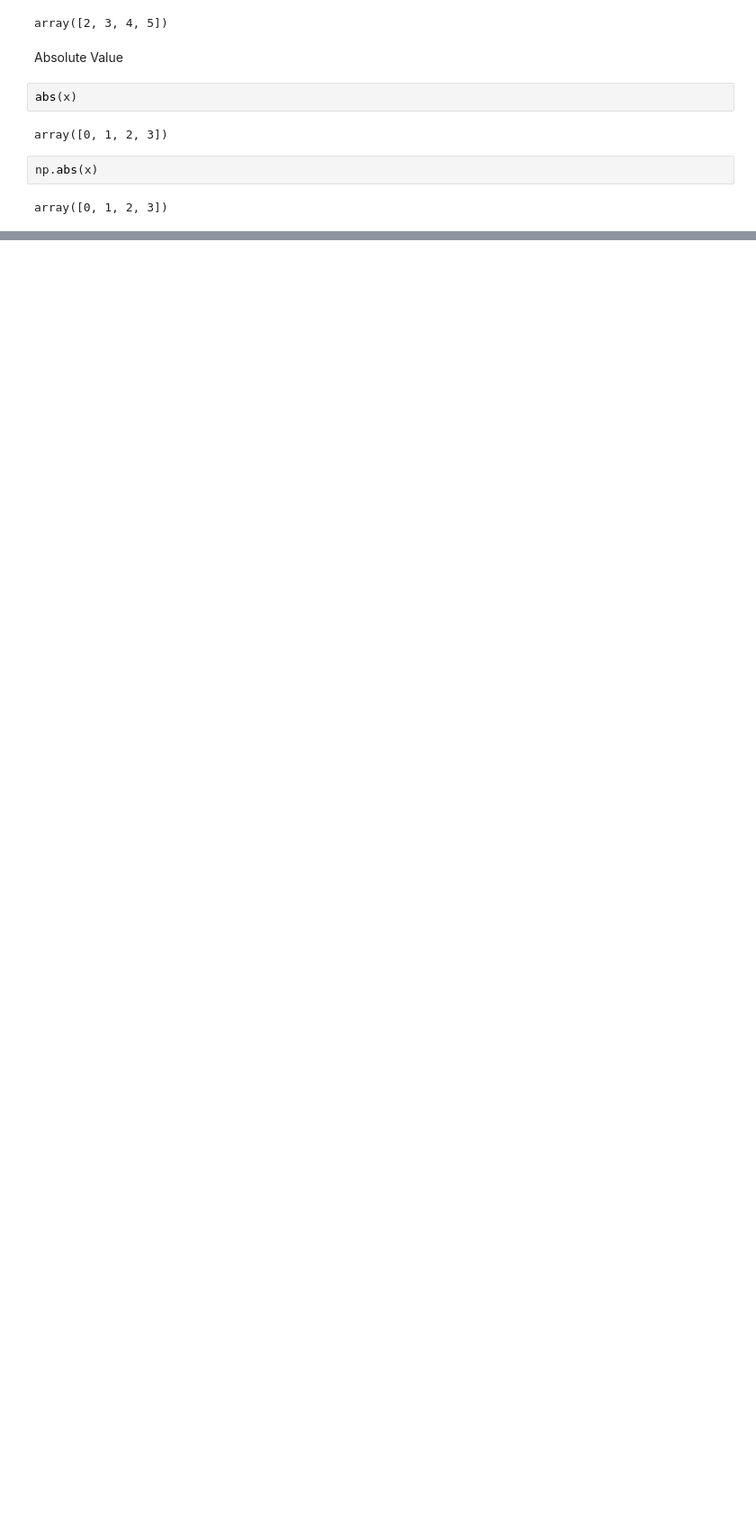
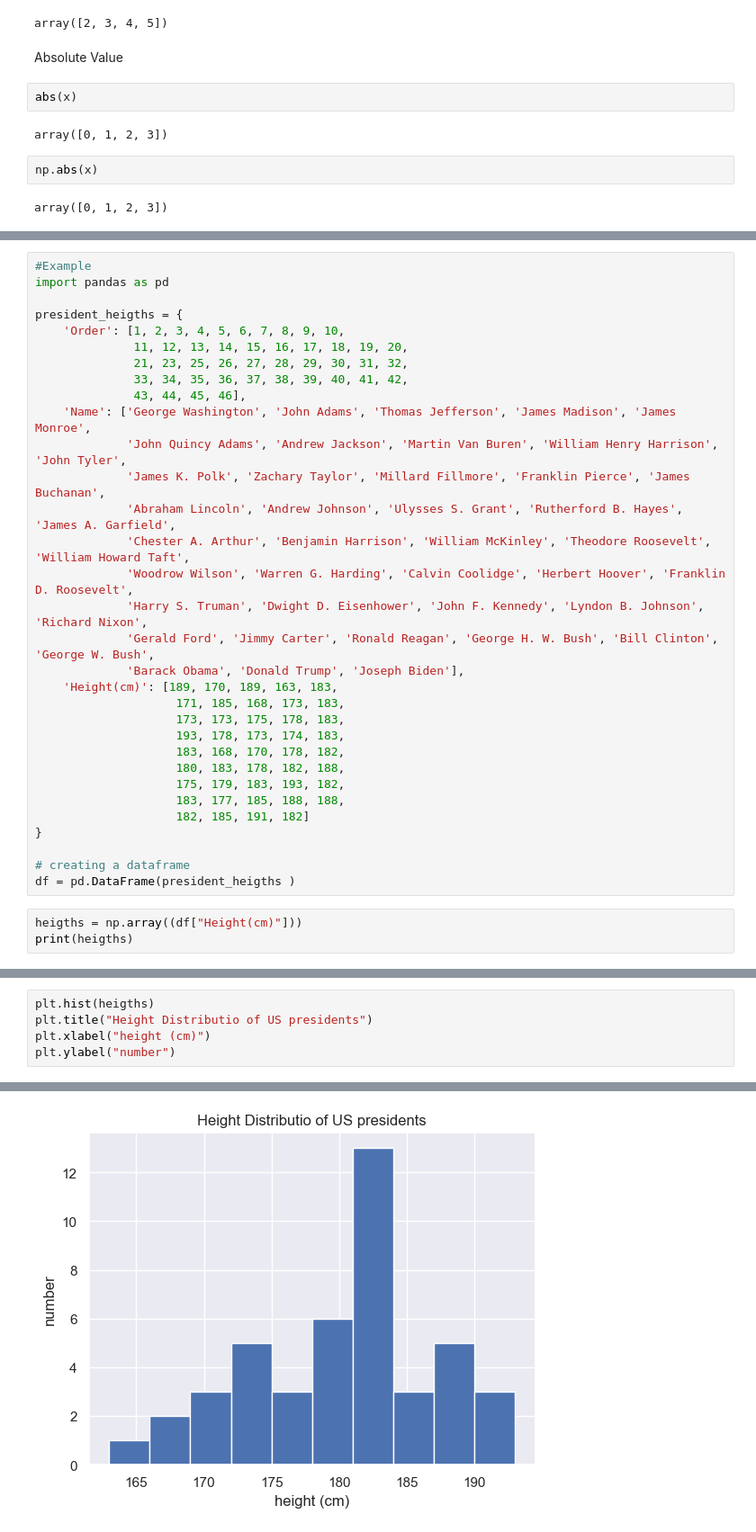
Before and after one commit to hectorherreraespinola/python_data_science_handbook, a Jupyter notebook: Numpy.ipynb, the cells around one changed output, grey strips where cells are left out. Shown: that part at 90% size. Drawn from its saved outputs; the diff is of its cells as text; blank space fills up the shorter version.

```diff
--- a/Numpy.ipynb
+++ b/Numpy.ipynb
@@ -446,0 +469,35 @@ Trigonometric Functions
+# %%
+#Example
+import pandas as pd
+
+president_heigths = {
+    'Order': [1, 2, 3, 4, 5, 6, 7, 8, 9, 10,
+              11, 12, 13, 14, 15, 16, 17, 18, 19, 20,
+              21, 23, 25, 26, 27, 28, 29, 30, 31, 32,
+              33, 34, 35, 36, 37, 38, 39, 40, 41, 42,
+              43, 44, 45, 46],
+    'Name': ['George Washington', 'John Adams', 'Thomas Jefferson', 'James Madison', 'James Monroe',
+             'John Quincy Adams', 'Andrew Jackson', 'Martin Van Buren', 'William Henry Harrison', 'John Tyler',
+             'James K. Polk', 'Zachary Taylor', 'Millard Fillmore', 'Franklin Pierce', 'James Buchanan',
+             'Abraham Lincoln', 'Andrew Johnson', 'Ulysses S. Grant', 'Rutherford B. Hayes', 'James A. Garfield',
+             'Chester A. Arthur', 'Benjamin Harrison', 'William McKinley', 'Theodore Roosevelt', 'William Howard Taft',
+             'Woodrow Wilson', 'Warren G. Harding', 'Calvin Coolidge', 'Herbert Hoover', 'Franklin D. Roosevelt',
+             'Harry S. Truman', 'Dwight D. Eisenhower', 'John F. Kennedy', 'Lyndon B. Johnson', 'Richard Nixon',
+             'Gerald Ford', 'Jimmy Carter', 'Ronald Reagan', 'George H. W. Bush', 'Bill Clinton', 'George W. Bush',
+             'Barack Obama', 'Donald Trump', 'Joseph Biden'],
+    'Height(cm)': [189, 170, 189, 163, 183,
+                    171, 185, 168, 173, 183,
+                    173, 173, 175, 178, 183,
+                    193, 178, 173, 174, 183,
+                    183, 168, 170, 178, 182,
+                    180, 183, 178, 182, 188,
+                    175, 179, 183, 193, 182,
+                    183, 177, 185, 188, 188,
+                    182, 185, 191, 182]
+}
+
+# creating a dataframe
+df = pd.DataFrame(president_heigths )
+# %%
+heigths = np.array((df["Height(cm)"]))
+print(heigths)
@@ -446,0 +524,6 @@ Trigonometric Functions
+# %%
+plt.hist(heigths)
+plt.title("Height Distributio of US presidents")
+plt.xlabel("height (cm)")
+plt.ylabel("number")
+# %% [output]
@@ -446,0 +531 @@ Trigonometric Functions
+[figure, added]
```
Also changed, not shown: parts of 13 cells of this notebook.
